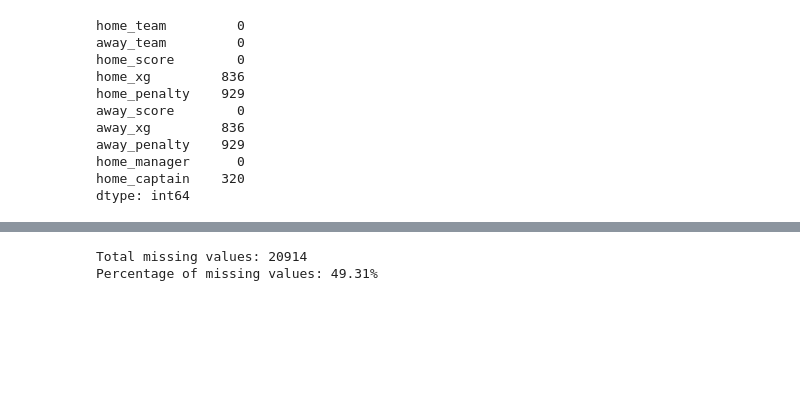
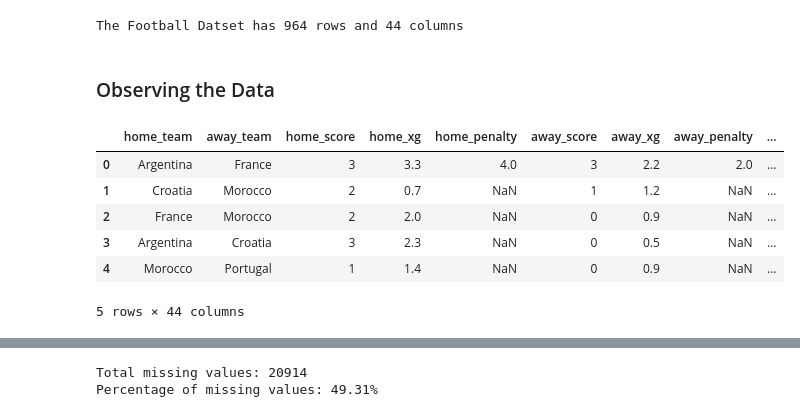
Before and after one commit to olayinkajohnsonige/Football_Analysis, a Jupyter notebook: cleaning_code.ipynb, the cells around one changed output, grey strips where cells are left out. Drawn from its saved outputs; the diff is of its cells as text; code cells hidden in the pictures; blank space fills up the shorter version.

```diff
--- a/Match_Analysis.ipynb
+++ b/cleaning_code.ipynb
@@ -58,16 +50,20 @@ memory usage: 331.5+ KB
+# %%
+##View the shape of the dataset
+rows=df.shape[0]
+columns=df.shape[1]
+print(f'The Football Datset has {rows} rows and {columns} columns')
+# %% [output]
+The Football Datset has 964 rows and 44 columns
+# %% [markdown]
+### Observing the Data
 # %%
-# Check for missing values in the dataset
-missing_values = matches.isnull().sum()
-missing_values[0:10] # Display the first 10 columns with missing values
+#previewing the first 5 rows of the dataset
+df.head()
 # %% [output]
+|  | home_team | away_team | home_score | home_xg | home_penalty | away_score | away_xg | away_penalty | ... |
+| 0 | Argentina | France | 3 | 3.3 | 4.0 | 3 | 2.2 | 2.0 | ... |
+| 1 | Croatia | Morocco | 2 | 0.7 | NaN | 1 | 1.2 | NaN | ... |
+| 2 | France | Morocco | 2 | 2.0 | NaN | 0 | 0.9 | NaN | ... |
+| 3 | Argentina | Croatia | 3 | 2.3 | NaN | 0 | 0.5 | NaN | ... |
+| 4 | Morocco | Portugal | 1 | 1.4 | NaN | 0 | 0.9 | NaN | ... |
-home_team         0
-away_team         0
-home_score        0
-home_xg         836
-home_penalty    929
-away_score        0
-away_xg         836
-away_penalty    929
-home_manager      0
-home_captain    320
-dtype: int64
+5 rows × 44 columns
```
Also changed, not shown: parts of 32 cells of this notebook, 1 other file.
